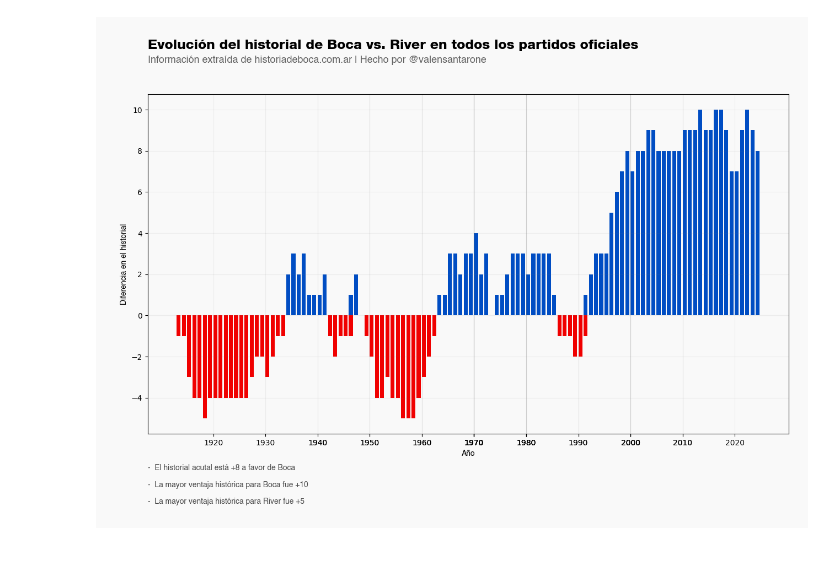
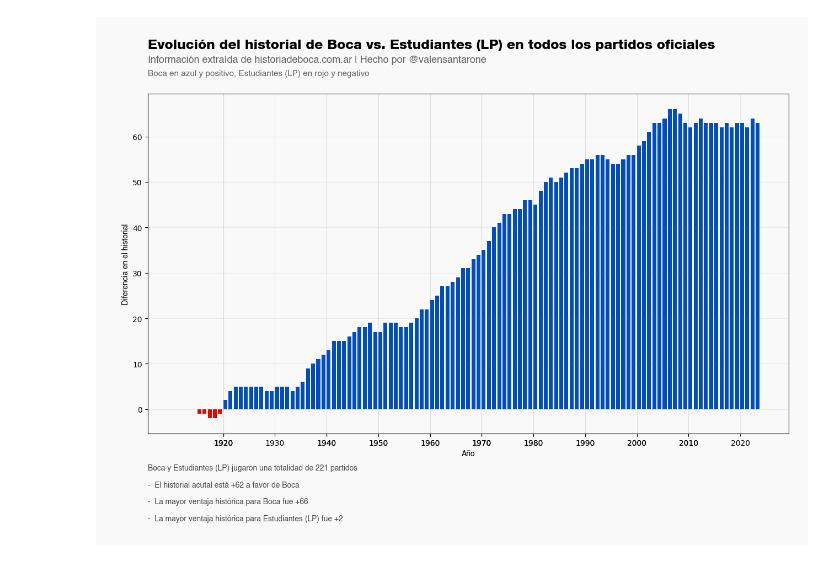
Before and after one commit to valensantarone/Boca-Juniors-DataFrame, a Jupyter notebook: historiales.ipynb, the cells around one changed output. Drawn from its saved outputs; the diff is of its cells as text; code cells hidden in the pictures.

```diff
--- a/historiales.ipynb
+++ b/historiales.ipynb
@@ -10,7 +5,7 @@ import os
 # %%
 boca_df = convert_to_df.to_df('Boca_DF.csv')
 # %%
-rival = "River"
+rival = "Estudiantes (LP)"
 
 custom_font_text_path = 'fonts/Helvetica.ttf'
 custom_font_text = FontProperties(fname=custom_font_text_path)
@@ -73,38 +68,42 @@ if negative_values:
 else:
     rival_max = 0
 
-current_historial = filled_historial_values[-1]
+current_historial = historial_values[-1]
 if current_historial > 0:
     historial_text = f'-  El historial acutal está +{current_historial} a favor de Boca'
 elif current_historial < 0:
     historial_text = f'-  El historial acutal está +{abs(current_historial)} a favor de {rival}'
 else:
     historial_text = '-  El historial actual está empatado'
 boca_max = f'+{boca_max}'
 rival_max = f'+{rival_max}'
+
+total_matches = len(historial_values)
 
 
 # Ajustar el tamaño del gráfico
 plt.figure(figsize=(15, 8), facecolor='#F9F9F9')
 plt.gca().set_facecolor('#F9F9F9')
 
 colors = ['#004dc3' if val >= 0 else '#f00000' for val in filled_historial_values]
 plt.bar(filled_historial_dates, filled_historial_values, width=0.75, color=colors, align='edge')
 plt.xticks(custom_xticks)
 
 # Añade título y etiquetas
 plt.title(f'Evolución del historial de Boca vs. {rival} en todos los partidos oficiales', x=0, y=1.12, horizontalalignment='left', fontproperties=custom_font_title, fontsize=18)
 plt.text(1.02, 1.2, ' ', horizontalalignment='center', verticalalignment='center', transform=plt.gca().transAxes)
-plt.text(-0.07, -0.25, ' ', horizontalalignment='center', verticalalignment='center', transform=plt.gca().transAxes)
+plt.text(-0.07, -0.3, ' ', horizontalalignment='center', verticalalignment='center', transform=plt.gca().transAxes)
 plt.text(0, 1.1, 'Información extraída de historiadeboca.com.ar | Hecho por @valensantarone', horizontalalignment='left', verticalalignment='center', transform=plt.gca().transAxes, alpha=0.6, fontsize=13, fontproperties=custom_font_text)
-plt.text(0, -0.1, historial_text, horizontalalignment='left', verticalalignment='center', transform=plt.gca().transAxes, alpha=0.7, fontproperties=custom_font_text)
-plt.text(0, -0.15, f'-  La mayor ventaja histórica para Boca fue {boca_max}', horizontalalignment='left', verticalalignment='center', transform=plt.gca().transAxes, alpha=0.7, fontproperties=custom_font_text)
-plt.text(0, -0.2, f'-  La mayor ventaja histórica para {rival} fue {rival_max}', horizontalalignment='left', verticalalignment='center', transform=plt.gca().transAxes, alpha=0.7, fontproperties=custom_font_text)
+plt.text(0, 1.06, f'Boca en azul y positivo, {rival} en rojo y negativo', horizontalalignment='left', verticalalignment='center', transform=plt.gca().transAxes, alpha=0.6, fontsize=11, fontproperties=custom_font_text)
+plt.text(0, -0.1, f'Boca y {rival} jugaron una totalidad de {total_matches} partidos', horizontalalignment='left', verticalalignment='center', transform=plt.gca().transAxes, alpha=0.7, fontproperties=custom_font_text)
+plt.text(0, -0.15, historial_text, horizontalalignment='left', verticalalignment='center', transform=plt.gca().transAxes, alpha=0.7, fontproperties=custom_font_text)
+plt.text(0, -0.2, f'-  La mayor ventaja histórica para Boca fue {boca_max}', horizontalalignment='left', verticalalignment='center', transform=plt.gca().transAxes, alpha=0.7, fontproperties=custom_font_text)
+plt.text(0, -0.25, f'-  La mayor ventaja histórica para {rival} fue {rival_max}', horizontalalignment='left', verticalalignment='center', transform=plt.gca().transAxes, alpha=0.7, fontproperties=custom_font_text)
 plt.xlabel('Año', fontproperties=custom_font_text)
 plt.ylabel('Diferencia en el historial', fontproperties=custom_font_text)
 plt.grid(True, color='gray', alpha=0.1)
 
 # Muestra el gráfico
 plt.show()
 # %% [output]
-[figure, old version]
+[figure, new version]
```
Also changed, not shown: parts of 1 cell of this notebook, 5 other files.
